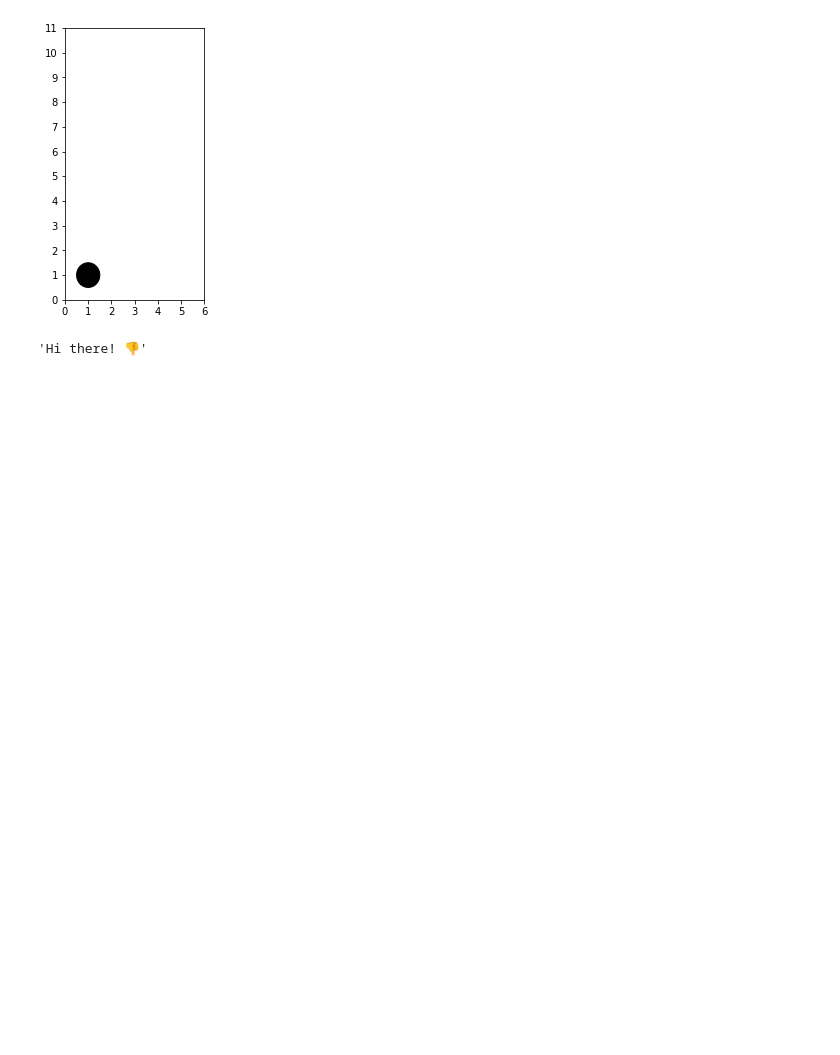
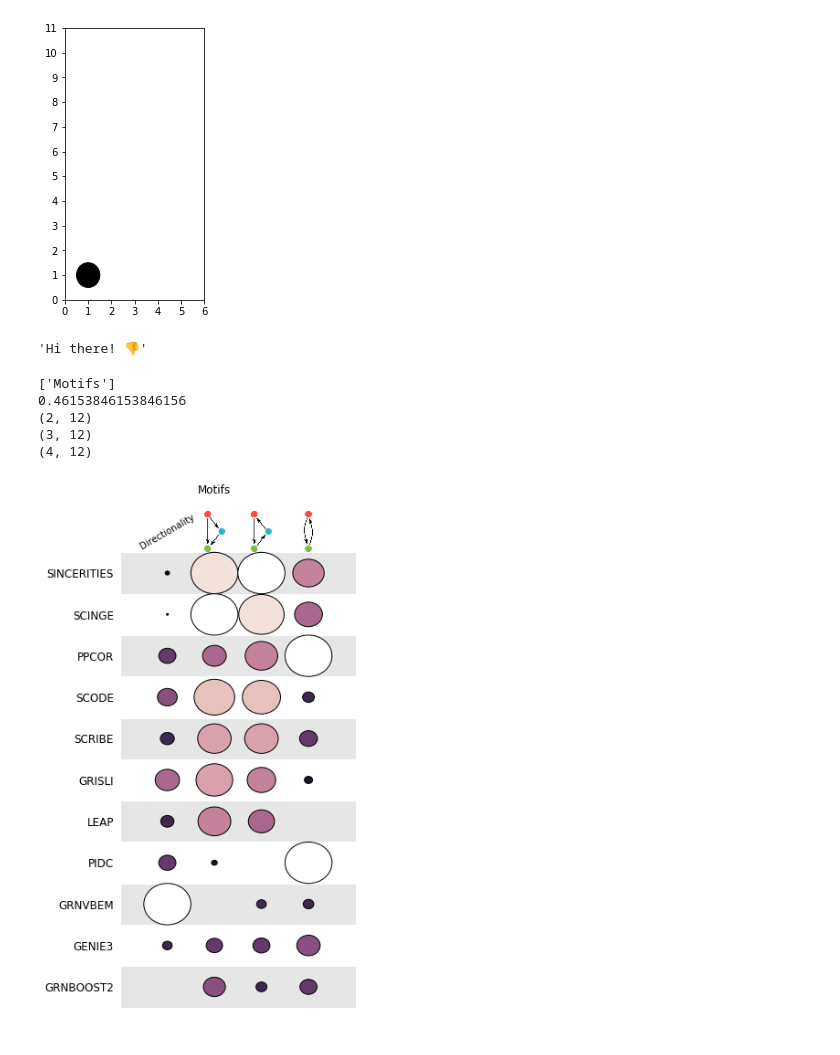
Before and after one commit to Murali-group/Beeline, a Jupyter notebook: dynOutputAnalysis.ipynb, the cells around one changed output. Cells and saved outputs as stored; diff of their text form; code cells hidden in the pictures; blank space fills up the shorter version.

Commit message:
Add thumbnails for network motifs, add code to insert images in fancyDF()

```diff
--- a/dynOutputAnalysis.ipynb
+++ b/dynOutputAnalysis.ipynb
@@ -360,3 +366,34 @@ plt.show()
 emoji.emojize('Hi there! :thumbs_down:')
 # %% [output]
 'Hi there! 👎'
+# %%
+direcpath = 'Directionality.png'
+mutpath = 'img/fancyMI.png'
+cascpath = 'img/fancyFBL.png'
+fflpath = 'img/fancyFFL.png'
+pale = sns.diverging_palette(5, 230, center = 'light', n=10)
+pale = sns.color_palette("mako",11)
+pale1 = sns.color_palette("viridis",11)
+pale2 = sns.cubehelix_palette(11, dark=1, light = 0)
+datapath = 'motifRes.csv'
+finalDF3 = pd.read_csv(datapath, header=[0,1],index_col = 0,skipinitialspace=True)
+finalDF3 = finalDF3.loc[finalDF3.mean(axis='columns').sort_values().index]
+colfigures = {'Motifs':{#'Directionality':direcpath,
+                        'FFL':fflpath,
+                        'Cascade':cascpath,
+                        'Mutual':mutpath
+                       }}
+fancyDF(finalDF3, height = 10, randValues = [-2,0, 0.5,0.5,0,0],
+        shape = ['c','w'], palettes = [pale2],
+        text = [False],
+        levels = ['Motifs'],
+        rotation = [30,0,0,0,0],
+        colfigures=colfigures,
+        zoom=0.19)
+# %% [output]
+['Motifs']
+0.46153846153846156
+(2, 12)
+(3, 12)
+(4, 12)
+[figure, added]
```
Also changed, not shown: parts of 2 cells of this notebook, 3 other files.
